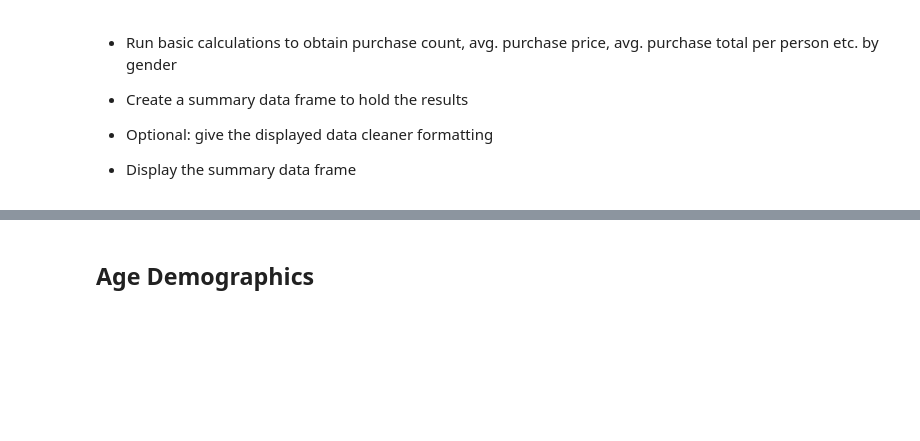
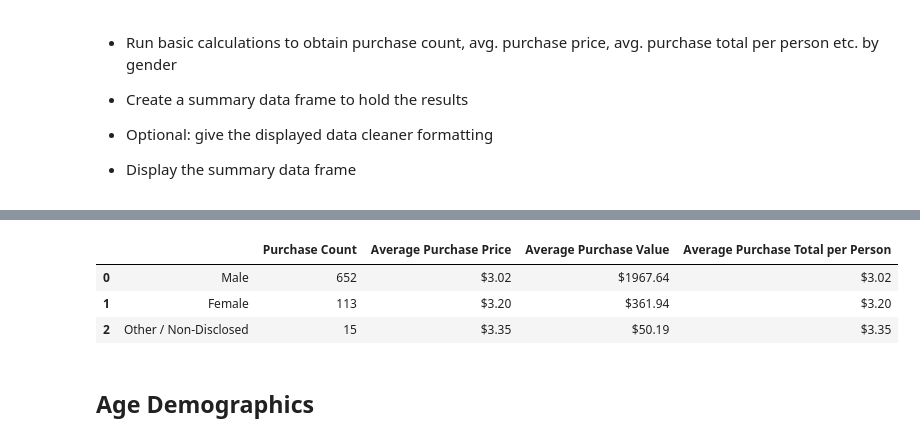
Before and after one commit to jkunz1/pandas, a Jupyter notebook: HeroesOfPymoli.ipynb, the cells around one changed output, grey strips where cells are left out. Saved outputs shown, nothing was run; the diff lists cells and outputs as text; code cells hidden in the pictures; blank space fills up the shorter version.

```diff
--- a/HeroesOfPymoli.ipynb
+++ b/HeroesOfPymoli.ipynb
@@ -157,43 +157,63 @@ GenderDemographics
 male_purch=df[df["Gender"]=="Male"]
 male_purch
 
-male_purch_ct=male_purch["Gender"].value_counts
-male_purch_ct()
+male_purch_ct=male_purch["Gender"].count()
+male_purch_ct
 
-male_avgprice= male_purch["Price"].mean
-male_avgprice()
+male_avgprice= male_purch["Price"].mean()
+male_avgprice
+
+male_purchval= male_purch["Price"].sum()
+male_purchval
+
+malesn= male_purchval/male_purch_ct
+malesn
+
 
 female_purch=df[df["Gender"]=="Female"]
 female_purch
 
-female_purch_ct=female_purch["Gender"].value_counts
-female_purch_ct()
+female_purch_ct=female_purch["Gender"].count()
+female_purch_ct
 
-female_avgprice= female_purch["Price"].mean
-female_avgprice()
+female_avgprice= female_purch["Price"].mean()
+female_avgprice
 
-non_dis_purch=df[df["Gender"]=="Other / Non-Disclosed"]
+female_purchval= female_purch["Price"].sum()
+female_purchval
+
+femalesn= female_purchval/female_purch_ct
+femalesn
+
+
+non_dis_purch= df[df["Gender"]=="Other / Non-Disclosed"]
 non_dis_purch
 
-non_dis_purch_ct=non_dis_purch["Gender"].value_counts
-non_dis_purch_ct()
+non_dis_purch_ct=non_dis_purch["Gender"].count()
+non_dis_purch_ct
 
-non_dis_purch_avgprice= non_dis_purch["Price"].mean
-non_dis_purch_avgprice()
+non_dis_purch_avgprice= non_dis_purch["Price"].mean()
+non_dis_purch_avgprice
+
+non_dis_purchval= non_dis_purch["Price"].sum()
+non_dis_purchval
+
+non_dissn= non_dis_purchval/non_dis_purch_ct
+non_dissn
 
 
 
 
 
 Purchase_Analysis= pd.DataFrame({"":["Male", "Female", "Other / Non-Disclosed"],
-#                                "Purchase Count": []
-                                 "Average Purchase Count": [male_purch_ct(), female_purch_ct(), non_dis_purch_ct()]})
-#                                "Average Purchase Value": []
-#                                "Avg Purchase Total per Person": []}
-
-# PurchasingAnalysis_Total[""Average Purchase Value""]= PurchasingAnalysis_Total["Average Purchase Value"].map("${:.2f}".format)
-# PurchasingAnalysis_Total[""Avg Purchase Total per Person""]= PurchasingAnalysis_Total["Avg Purchase Total per Person"].map("${:.2f}".format)
-# PurchasingAnalysis_Total= PurchasingAnalysis_Total.set_index('')
+                                 "Purchase Count": [male_purch_ct, female_purch_ct, non_dis_purch_ct],
+                                 "Average Purchase Price": [male_avgprice, female_avgprice, non_dis_purch_avgprice],
+                                 "Average Purchase Value": [male_purchval, female_purchval, non_dis_purc_purchval],
+                                 "Average Purchase Total per Person": [malesn, femalesn, non_dissn]})
+Purchase_Analysis["Average Purchase Price"]= Purchase_Analysis["Average Purchase Price"].map("${:.2f}".format)
+Purchase_Analysis["Average Purchase Value"]= Purchase_Analysis["Average Purchase Value"].map("${:.2f}".format)
+Purchase_Analysis["Average Purchase Total per Person"]= Purchase_Analysis ["Average Purchase Total per Person"].map("${:.2f}".format)
+Purchase_Analysisl= Purchase_Analysis.set_index('')
 
 Purchase_Analysis
 # %% [output]
@@ -217,3 +220,7 @@ Name: SN, Length: 484, dtype: int64
+|  |  | Purchase Count | Average Purchase Price | Average Purchase Value | Average Purchase Total per Person |
+| 0 | Male | 652 | $3.02 | $1967.64 | $3.02 |
+| 1 | Female | 113 | $3.20 | $361.94 | $3.20 |
+| 2 | Other / Non-Disclosed | 15 | $3.35 | $50.19 | $3.35 |
 # %% [markdown]
 ## Age Demographics
 # %% [markdown]
```
Also changed, not shown: parts of 1 cell of this notebook.
